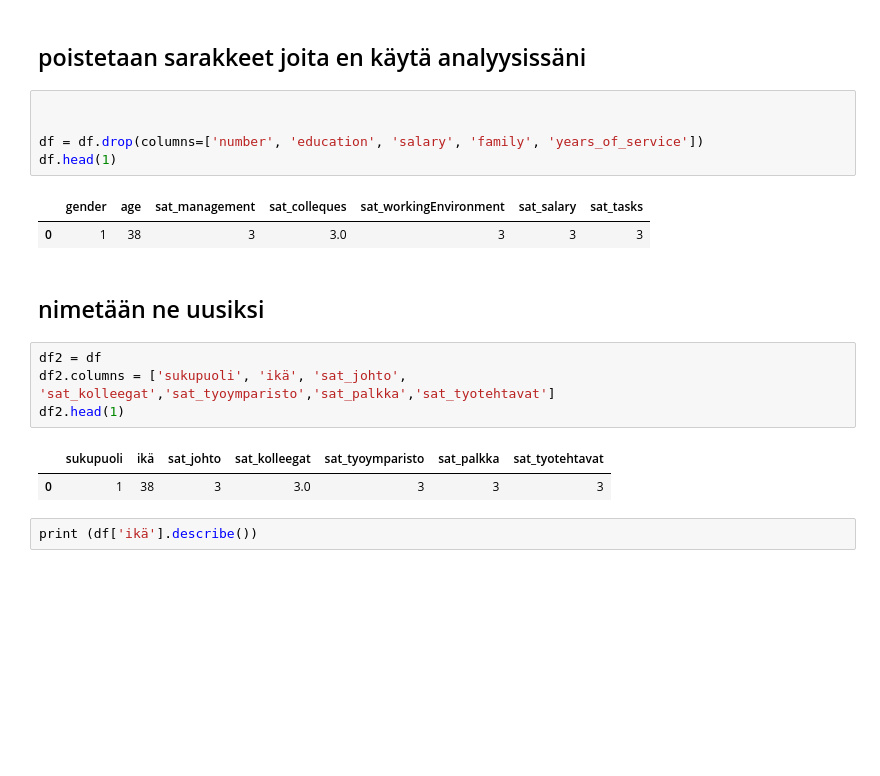
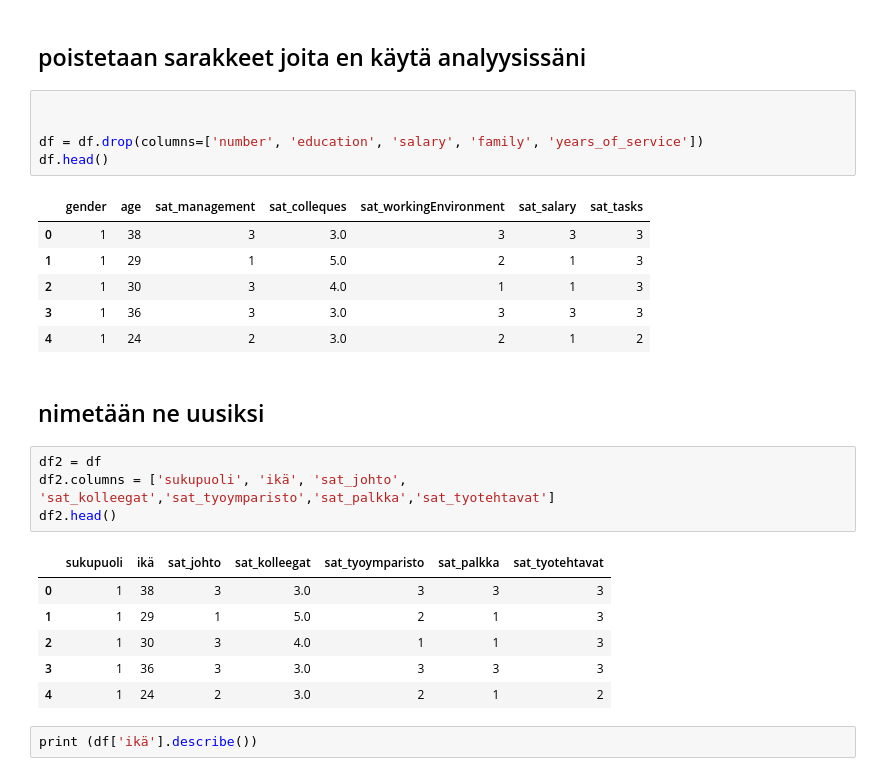
Before and after one commit to Stuffe1/python-analyysi, a Jupyter notebook: Notebook.ipynb, the cells around one changed output. Cells and saved outputs as stored; diff of their text form; blank space fills up the shorter version.

```diff
--- a/Notebook.ipynb
+++ b/Notebook.ipynb
@@ -37,20 +37,28 @@ df.head(1)
 # %%
 
 
 df = df.drop(columns=['number', 'education', 'salary', 'family', 'years_of_service'])
-df.head(1)
+df.head()
 # %% [output]
 |  | gender | age | sat_management | sat_colleques | sat_workingEnvironment | sat_salary | sat_tasks |
 | 0 | 1 | 38 | 3 | 3.0 | 3 | 3 | 3 |
+| 1 | 1 | 29 | 1 | 5.0 | 2 | 1 | 3 |
+| 2 | 1 | 30 | 3 | 4.0 | 1 | 1 | 3 |
+| 3 | 1 | 36 | 3 | 3.0 | 3 | 3 | 3 |
+| 4 | 1 | 24 | 2 | 3.0 | 2 | 1 | 2 |
 # %% [markdown]
 ## nimetään ne uusiksi
 # %%
 df2 = df
 df2.columns = ['sukupuoli', 'ikä', 'sat_johto', 'sat_kolleegat','sat_tyoymparisto','sat_palkka','sat_tyotehtavat']
-df2.head(1)
+df2.head()
 # %% [output]
 |  | sukupuoli | ikä | sat_johto | sat_kolleegat | sat_tyoymparisto | sat_palkka | sat_tyotehtavat |
 | 0 | 1 | 38 | 3 | 3.0 | 3 | 3 | 3 |
+| 1 | 1 | 29 | 1 | 5.0 | 2 | 1 | 3 |
+| 2 | 1 | 30 | 3 | 4.0 | 1 | 1 | 3 |
+| 3 | 1 | 36 | 3 | 3.0 | 3 | 3 | 3 |
+| 4 | 1 | 24 | 2 | 3.0 | 2 | 1 | 2 |
 # %%
 print (df['ikä'].describe())
 # %% [output]
```
